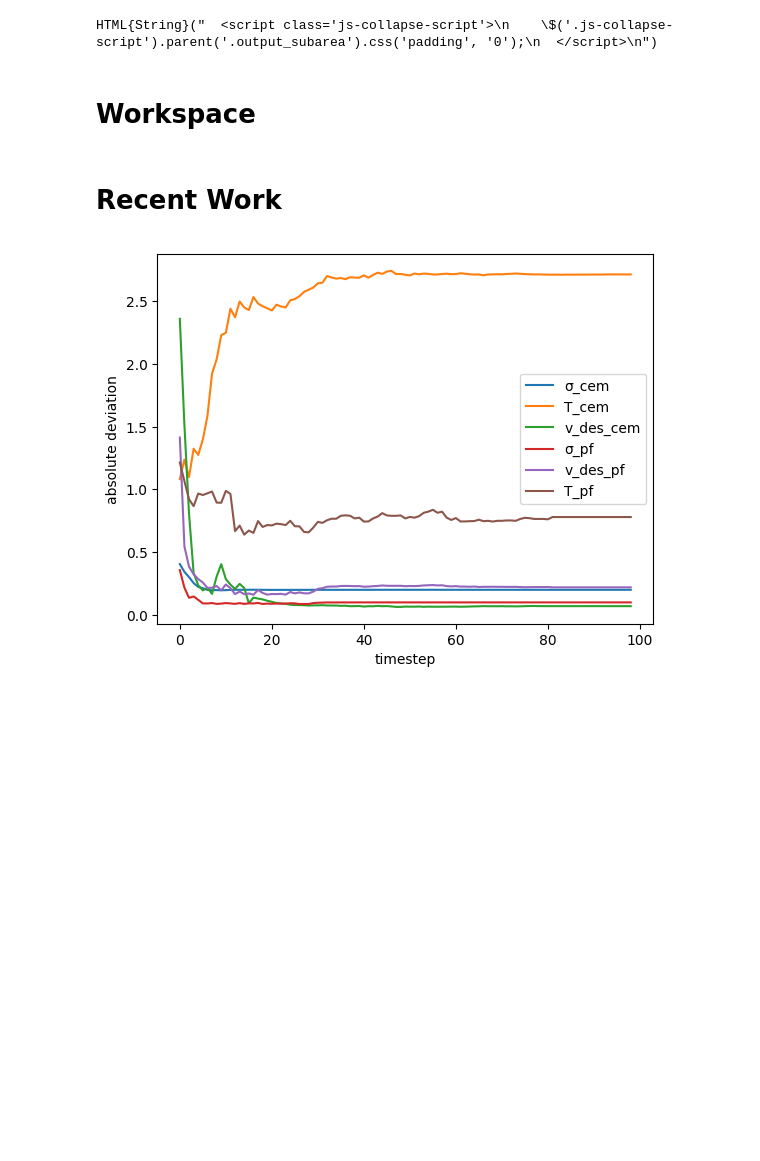
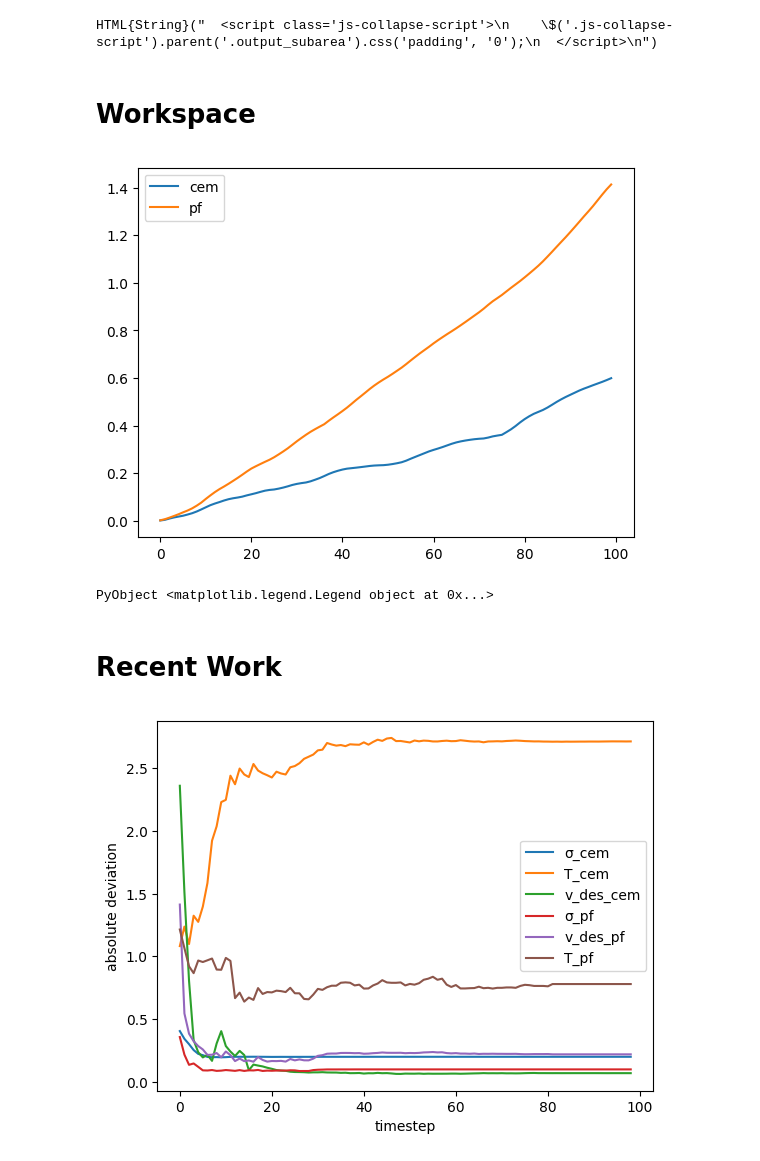
Before and after one commit to sisl/ngsim_env, a Jupyter notebook: notebooks/synthetic_multidim.ipynb, the cells around one changed output. Saved outputs shown, nothing was run; the diff lists cells and outputs as text; code cells hidden in the pictures; blank space fills up the shorter version.

Commit message:
Use case for rmse evaluation included in notebook

```diff
--- a/notebooks/synthetic_multidim.ipynb
+++ b/notebooks/synthetic_multidim.ipynb
@@ -103,6 +103,25 @@ include("metrics_functions.jl");
 names(Main)[4:end]
 # %% [markdown]
 # Workspace
+# %%
+num_particles = 100
+lane_place_array = [[(0.,10.)],[(0.,20.)],[(0.,15.)],[(0.,20.)],[(0.,20.)]]
+num_cars = 5
+d1 = Dict(:v_des=>10.0,:σ=>0.2);d2 = Dict(:v_des=>20.0,:σ=>0.3);d3 = Dict(:v_des=>15.0,:σ=>0.)
+d4 = Dict(:v_des=>18.0,:σ=>0.4);d5 = Dict(:v_des=>27.0,:σ=>0.2)
+car_particles = [d1,d2,d3,d4,d5]
+
+particle_props = [(:v_des,10.,0.1,30.),(:σ,0.1,0.1,1.)]
+rmse_pos_array_cem = estimate_then_evaluate_imitation(num_particles,num_cars,lane_place_array,
+    car_particles,particle_props,approach="cem")
+rmse_pos_array_pf = estimate_then_evaluate_imitation(num_particles,num_cars,lane_place_array,
+    car_particles,particle_props,approach="pf")
+plot(rmse_pos_array_cem,label="cem")
+plot(rmse_pos_array_pf,label="pf")
+legend()
+# %% [output]
+[figure, added]
+PyObject <matplotlib.legend.Legend object at 0x...>
 # %% [markdown]
 # Recent Work
 # %%
```
